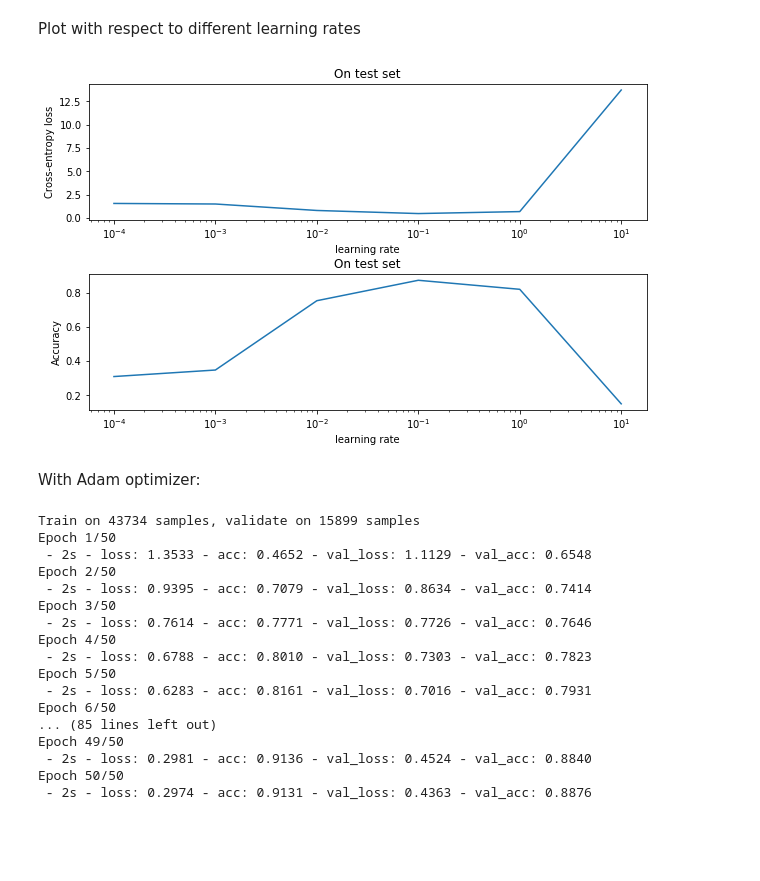
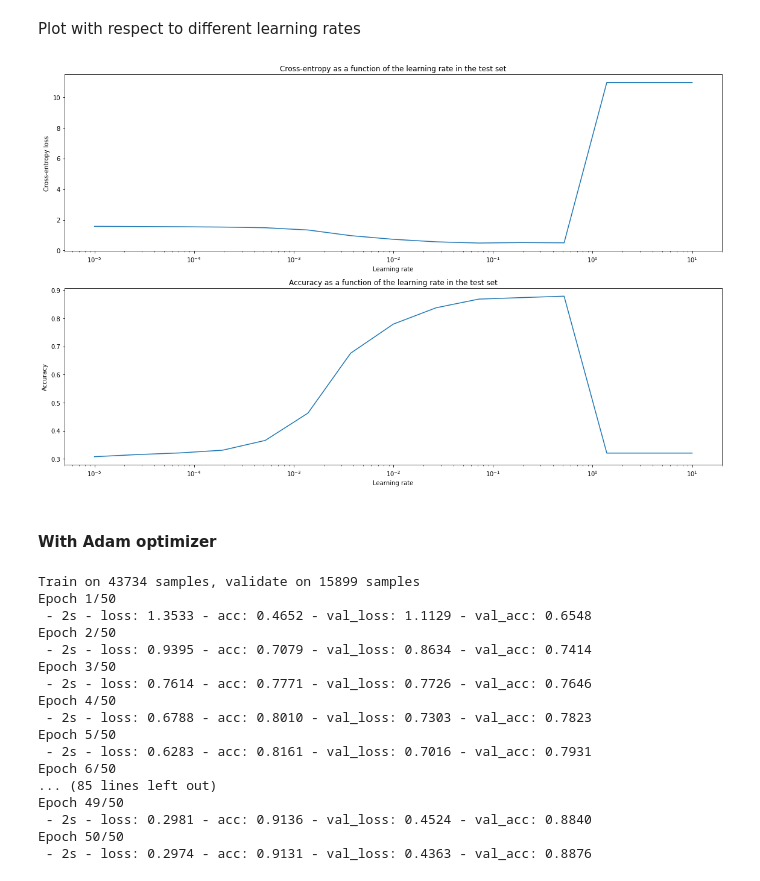
Before and after one commit to SSappy/ANN-Project-1, a Jupyter notebook: miniproject1.ipynb, the cells around one changed output. Saved outputs shown, nothing was run; the diff lists cells and outputs as text; code cells hidden in the pictures; blank space fills up the shorter version.

```diff
--- a/miniproject1.ipynb
+++ b/miniproject1.ipynb
@@ -336,22 +450,30 @@ Test accuracy: 0.149946537518
+# %%
+"""
+Loading the lists.
+"""
+test_losses = load_obj('ex2_losses')
+test_accs = load_obj('ex2_accs')
 # %% [markdown]
 Plot with respect to different learning rates
-# %%
-plt.subplots_adjust(hspace=0.4)
-plt.subplot(2,1,1)
-plt.semilogx(lrs, test_losses)
-plt.title('On test set')
-plt.ylabel('Cross-entropy loss')
-plt.xlabel('learning rate')
-
-plt.subplot(2,1,2)
-plt.semilogx(lrs, test_accs)
-plt.title('On test set')
-plt.ylabel('Accuracy')
-plt.xlabel('learning rate')
-plt.show()
-# %% [output]
-[figure, removed]
+# %%
+fig, ax = plt.subplots(2, 1, figsize=(16,10))
+
+ax[0].semilogx(learning_rates, test_losses)
+ax[0].set_title('Cross-entropy as a function of the learning rate in the test set')
+ax[0].set_ylabel('Cross-entropy loss')
+ax[0].set_xlabel('Learning rate')
+
+ax[1].semilogx(learning_rates, test_accs)
+ax[1].set_title('Accuracy as a function of the learning rate in the test set')
+ax[1].set_ylabel('Accuracy')
+ax[1].set_xlabel('Learning rate')
+
+plt.tight_layout()
+
+plt.show()
+# %% [output]
+[figure, added]
 # %% [markdown]
-With Adam optimizer:
+#### With Adam optimizer
 # %%
 from keras.optimizers import Adam
```
Also changed, not shown: parts of 24 cells of this notebook, 4 other files.
